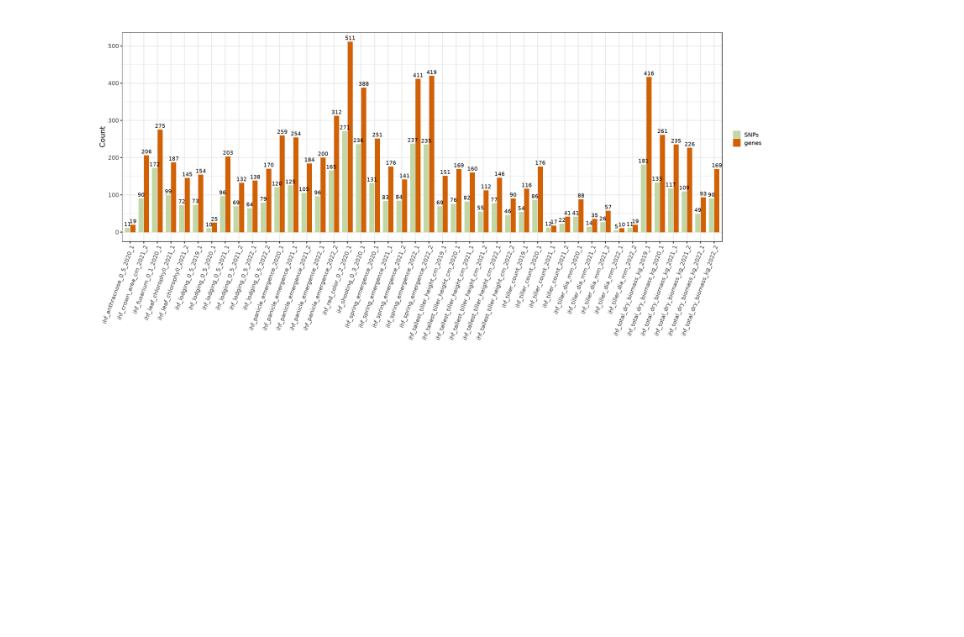
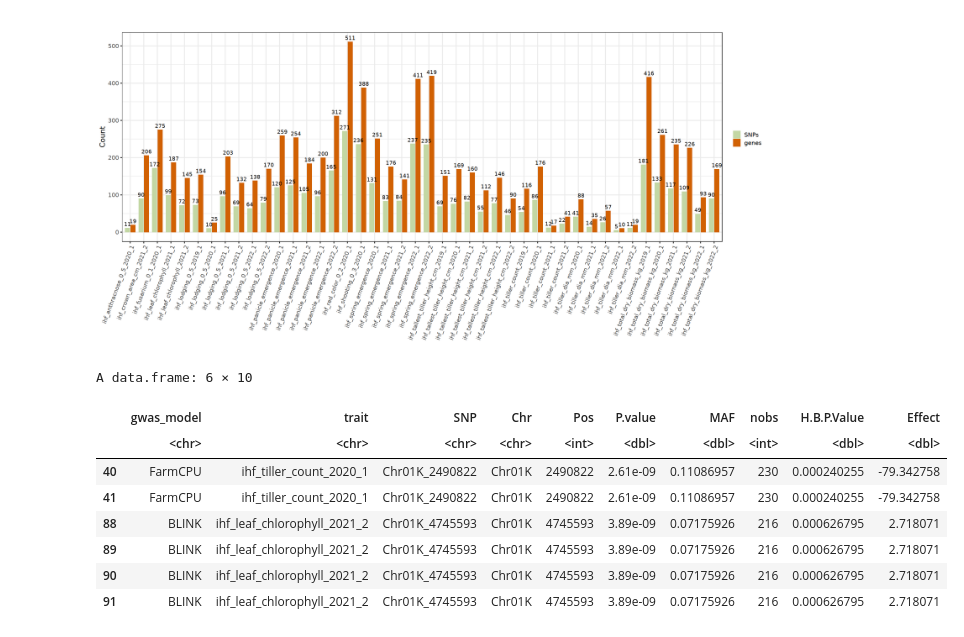
Before and after one commit to roshanabeyratne/snp2geneLD, a Jupyter notebook: 10_snp2_gene_assignments.ipynb, the cells around one changed output. Saved outputs shown, nothing was run; the diff lists cells and outputs as text; code cells hidden in the pictures; blank space fills up the shorter version.

```diff
--- a/10_snp2_gene_assignments.ipynb
+++ b/10_snp2_gene_assignments.ipynb
@@ -335,3 +280,16 @@ A data.frame: 6 × 3
 | 5 | ihf_leaf_chlorophyll_2021_2 | 72 | 145 |
 | 6 | ihf_lodging_0_5_2019_1 | 73 | 154 |
 [figure]
+# %%
+# writing SNPs that needs to be assigned genes based on closest distance
+entries_wo_genes[,1:10] %>% head()
+# %% [output]
+A data.frame: 6 × 10
+|  | gwas_model | trait | SNP | Chr | Pos | P.value | MAF | nobs | H.B.P.Value | Effect |
+|  | <chr> | <chr> | <chr> | <chr> | <int> | <dbl> | <dbl> | <int> | <dbl> | <dbl> |
+| 40 | FarmCPU | ihf_tiller_count_2020_1 | Chr01K_2490822 | Chr01K | 2490822 | 2.61e-09 | 0.11086957 | 230 | 0.000240255 | -79.342758 |
+| 41 | FarmCPU | ihf_tiller_count_2020_1 | Chr01K_2490822 | Chr01K | 2490822 | 2.61e-09 | 0.11086957 | 230 | 0.000240255 | -79.342758 |
+| 88 | BLINK | ihf_leaf_chlorophyll_2021_2 | Chr01K_4745593 | Chr01K | 4745593 | 3.89e-09 | 0.07175926 | 216 | 0.000626795 | 2.718071 |
+| 89 | BLINK | ihf_leaf_chlorophyll_2021_2 | Chr01K_4745593 | Chr01K | 4745593 | 3.89e-09 | 0.07175926 | 216 | 0.000626795 | 2.718071 |
+| 90 | BLINK | ihf_leaf_chlorophyll_2021_2 | Chr01K_4745593 | Chr01K | 4745593 | 3.89e-09 | 0.07175926 | 216 | 0.000626795 | 2.718071 |
+| 91 | BLINK | ihf_leaf_chlorophyll_2021_2 | Chr01K_4745593 | Chr01K | 4745593 | 3.89e-09 | 0.07175926 | 216 | 0.000626795 | 2.718071 |
```
Also changed, not shown: parts of 14 cells of this notebook, 13 other files.
